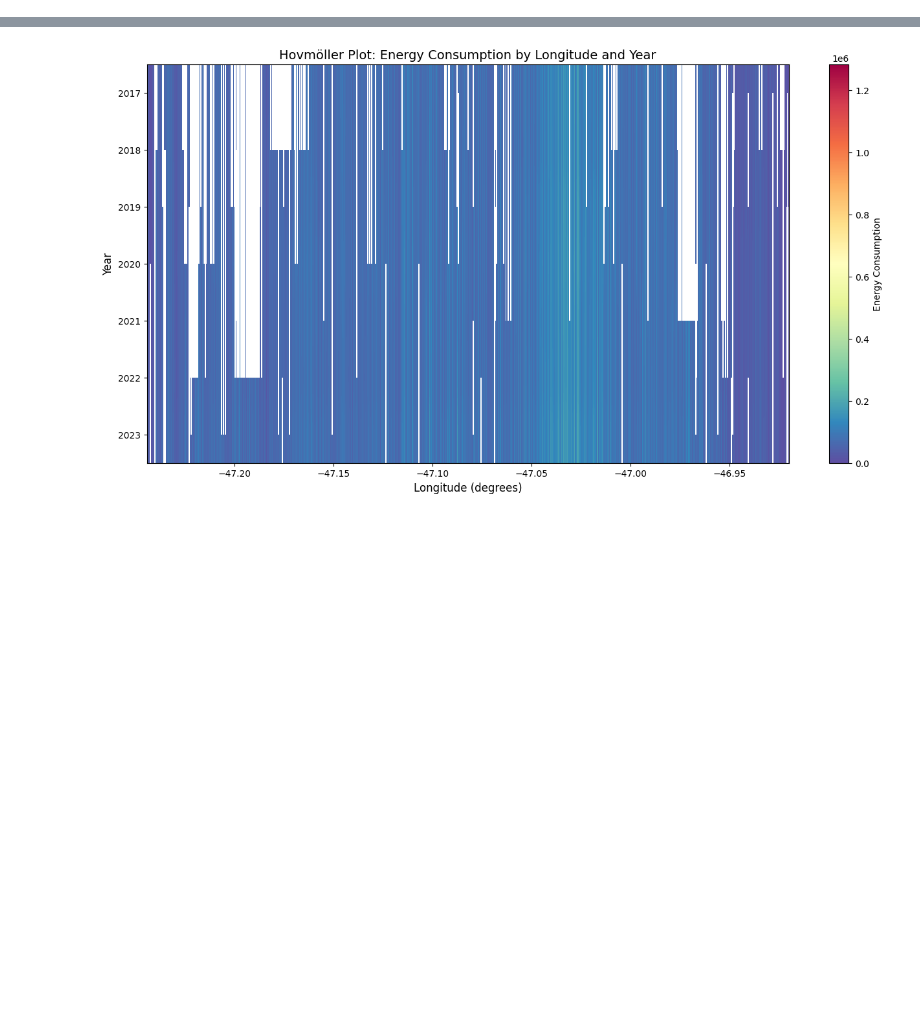
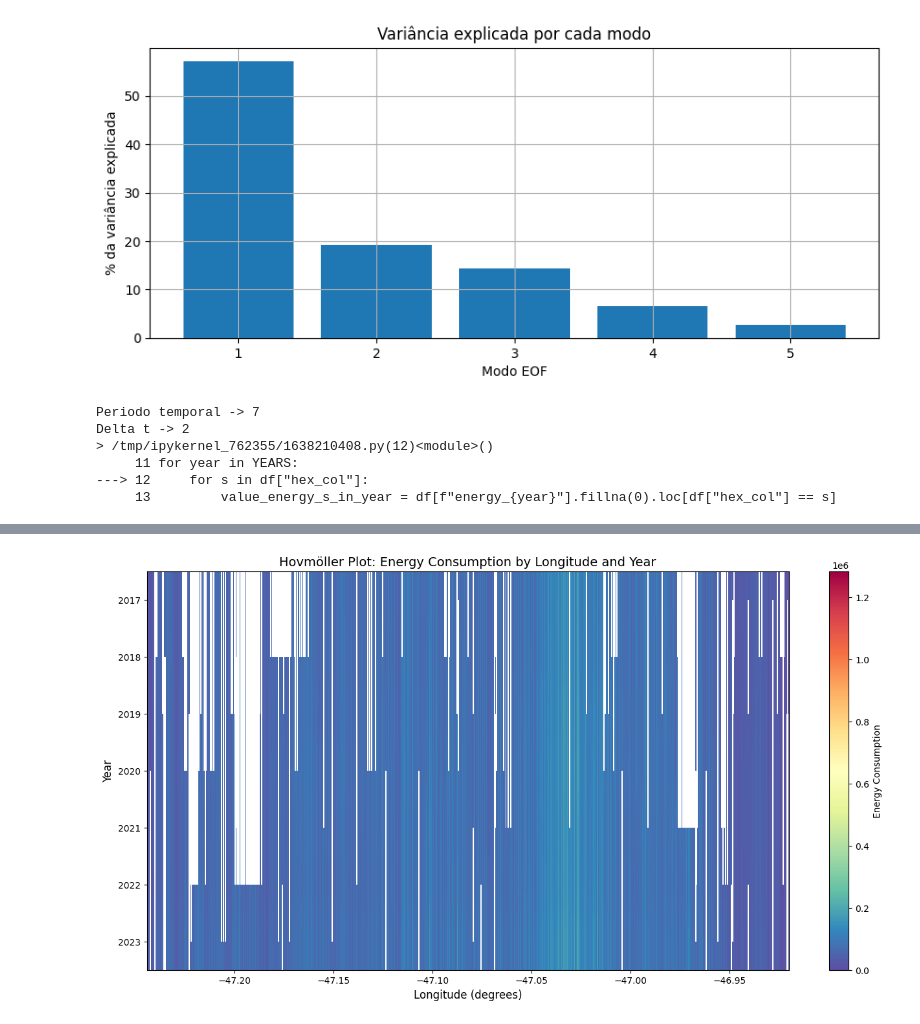
Before and after one commit to yanprada/sociodem, a Jupyter notebook: examples/geospatial_process/variogram.ipynb, the cells around one changed output, grey strips where cells are left out. Saved outputs shown, nothing was run; the diff lists cells and outputs as text; code cells hidden in the pictures; blank space fills up the shorter version.

```diff
--- a/examples/geospatial_process/variogram.ipynb
+++ b/examples/geospatial_process/variogram.ipynb
@@ -36,0 +132,79 @@ df.head()
+# %%
+import numpy as np
+import matplotlib.pyplot as plt
+
+# Simulando um campo com 5 modos EOF e 100 pontos de observação
+T, N = 10, 5
+X = np.random.randn(T, N) + np.linspace(0, 2, T).reshape(-1, 1)  # tendência temporal
+
+# 1. Centralizar
+Xc = X - X.mean(axis=0)
+
+# 2. Matriz de covariância espacial
+C = Xc.T @ Xc / (T - 1)
+
+# 3. Decomposição espectral
+eigvals, eigvecs = np.linalg.eigh(C)
+
+# Ordenar do maior para o menor
+idx = np.argsort(eigvals)[::-1]
+eigvals = eigvals[idx]
+eigvecs = eigvecs[:, idx]
+
+# 4. PCs
+PCs = Xc @ eigvecs
+
+# 5. Variância explicada
+explained_var = eigvals / eigvals.sum()
+
+# Plotando
+plt.figure(figsize=(10,4))
+plt.bar(range(1, N+1), explained_var*100)
+plt.xlabel('Modo EOF')
+plt.ylabel('% da variância explicada')
+plt.title('Variância explicada por cada modo')
+plt.grid(True)
+plt.show()
+# %% [output]
+[figure, added]
+# %%
+# Calculate covariance matrix for 2023
+
+# Calculate covariance matrix manually
+
+delta_t = 2
+delta_s = 2
+T = year - YEARS[0] +1
+mean_energy = df["energy_mean"].fillna(0).to_numpy()
+print("Periodo temporal ->",T)
+print("Delta t ->", delta_t)
+for year in YEARS:
+    for s in df["hex_col"]:
+        value_energy_s_in_year = df[f"energy_{year}"].fillna(0).loc[df["hex_col"] == s].iloc[0]
+        mean_energy_s = df["energy_mean"].fillna(0).loc[df["hex_col"] == s].iloc[0]
+        import ipdb
+        ipdb.set_trace()
+    energy_year = df[f"energy_{year}"].fillna(0).to_numpy()
+    diff = energy_year - mean_energy
+
+
+energy_2023 = df[f"energy_{year}"].fillna(0).to_numpy()
+
+
+# cov_matrix = np.array([
+#     [
+#         ((geometry_x - mean_x) * (geometry_x - mean_x)).mean(),
+#         ((geometry_x - mean_x) * (geometry_y - mean_y)).mean()
+#     ],
+#     [
+#         ((geometry_y - mean_y) * (geometry_x - mean_x)).mean(),
+#         ((geometry_y - mean_y) * (geometry_y - mean_y)).mean()
+#     ]
+# ])
+# %% [output]
+Periodo temporal -> 7
+Delta t -> 2
+> /tmp/ipykernel_762355/1638210408.py(12)<module>()
+     11 for year in YEARS:
+---> 12     for s in df["hex_col"]:
+     13         value_energy_s_in_year = df[f"energy_{year}"].fillna(0).loc[df["hex_col"] == s]
```
Also changed, not shown: parts of 19 cells of this notebook.
